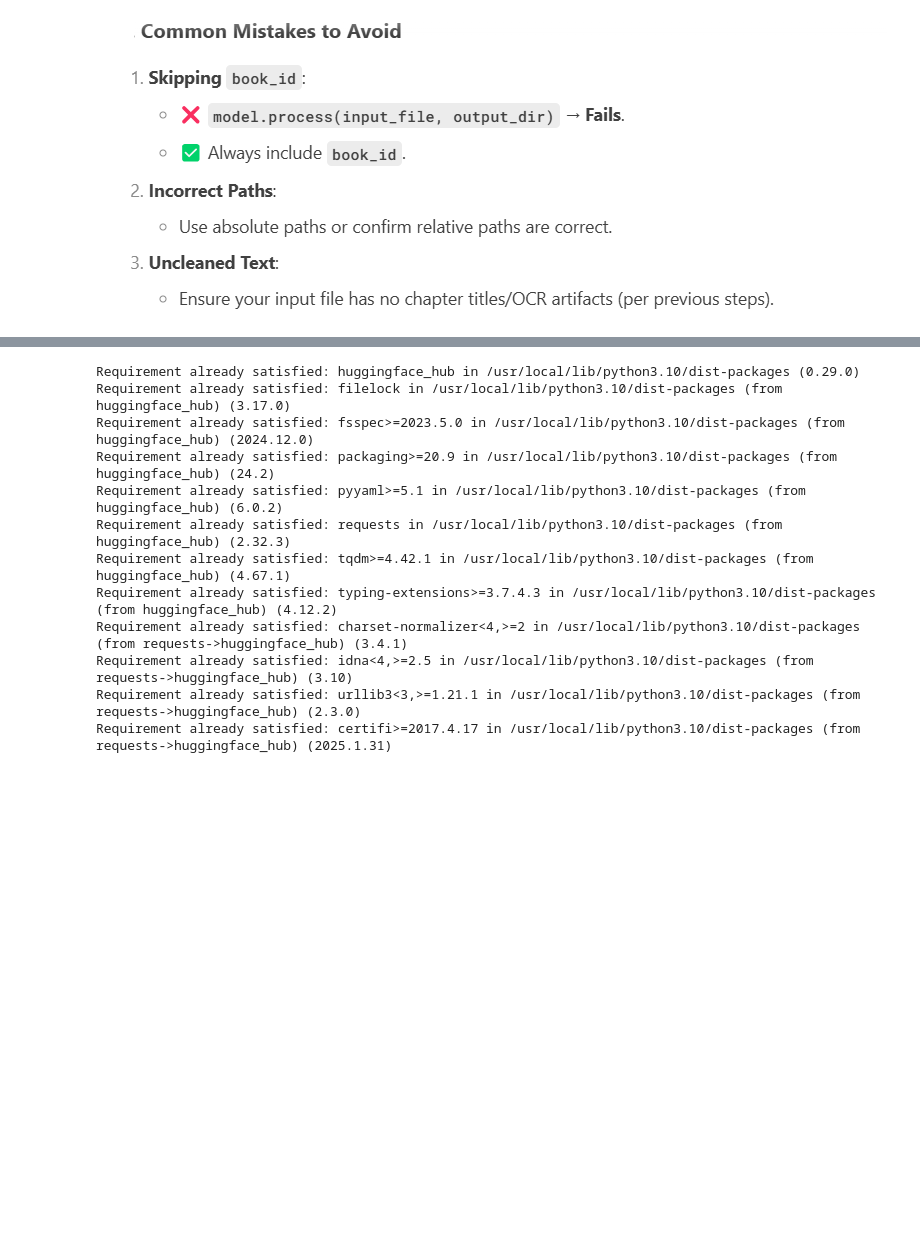
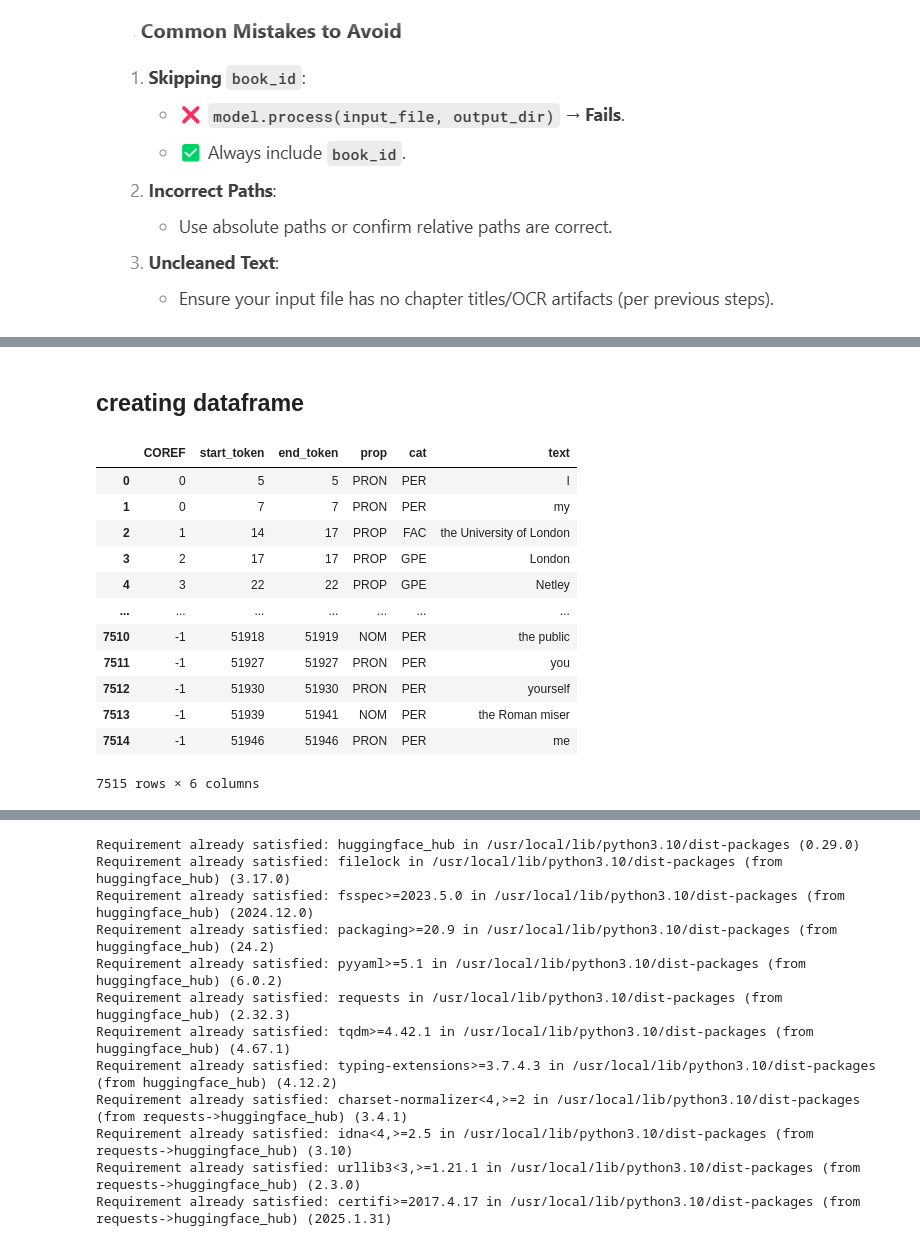
Before and after one commit to mohdabuzaransari9/Interactive-literary-characters-ai, a Jupyter notebook: interactive-literary-characters-ai.ipynb, the cells around one changed output, grey strips where cells are left out. Saved outputs shown, nothing was run; the diff lists cells and outputs as text; code cells hidden in the pictures; blank space fills up the shorter version.

```diff
--- a/interactive-literary-characters-ai.ipynb
+++ b/interactive-literary-characters-ai.ipynb
@@ -586,0 +606,19 @@ print(f"Book ID: {book_id}")
+# %% [markdown]
+## **creating dataframe**
+# %%
+df_entities = pd.read_csv("/kaggle/working/booknlp_sample_output/a_study_in_scarlet.entities", delimiter="\t")
+df_entities
+# %% [output]
+|  | COREF | start_token | end_token | prop | cat | text |
+| 0 | 0 | 5 | 5 | PRON | PER | I |
+| 1 | 0 | 7 | 7 | PRON | PER | my |
+| 2 | 1 | 14 | 17 | PROP | FAC | the University of London |
+| 3 | 2 | 17 | 17 | PROP | GPE | London |
+| 4 | 3 | 22 | 22 | PROP | GPE | Netley |
+| ... | ... | ... | ... | ... | ... | ... |
+| 7510 | -1 | 51918 | 51919 | NOM | PER | the public |
+| 7511 | -1 | 51927 | 51927 | PRON | PER | you |
+| 7512 | -1 | 51930 | 51930 | PRON | PER | yourself |
+| 7513 | -1 | 51939 | 51941 | NOM | PER | the Roman miser |
+| 7514 | -1 | 51946 | 51946 | PRON | PER | me |
+7515 rows × 6 columns
```
Also changed, not shown: parts of 27 cells of this notebook.
